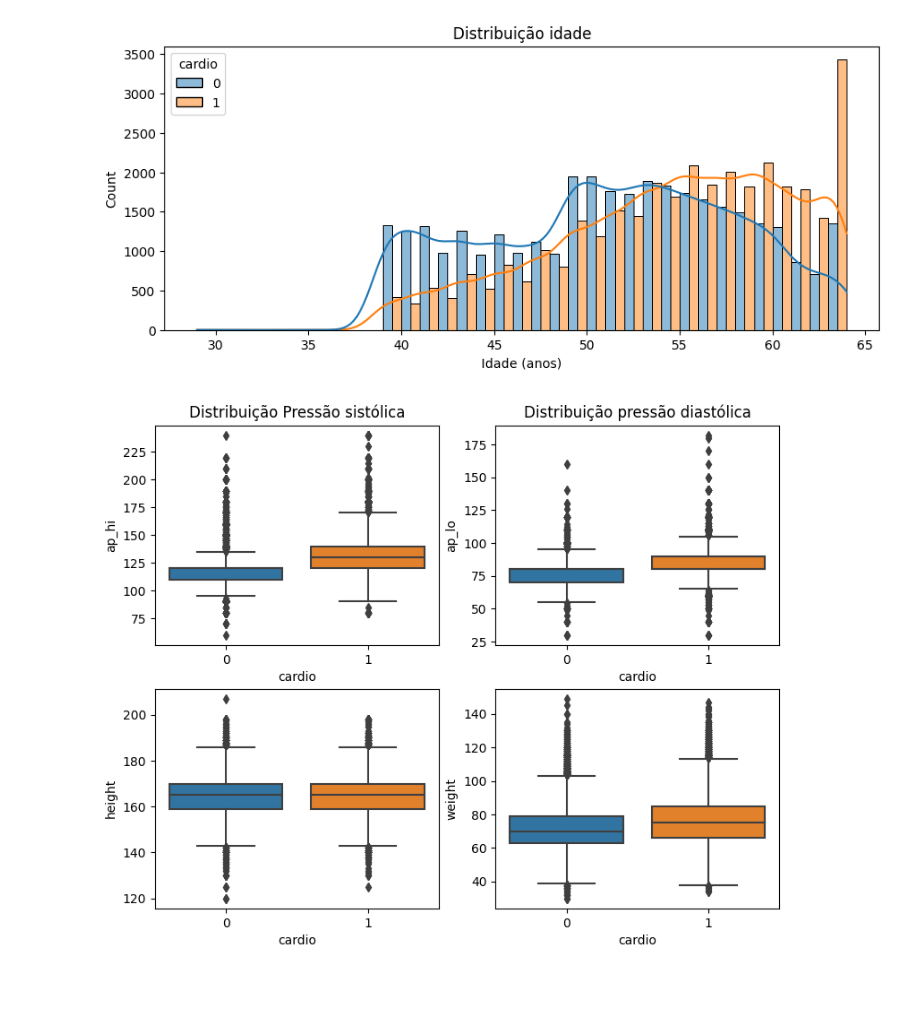
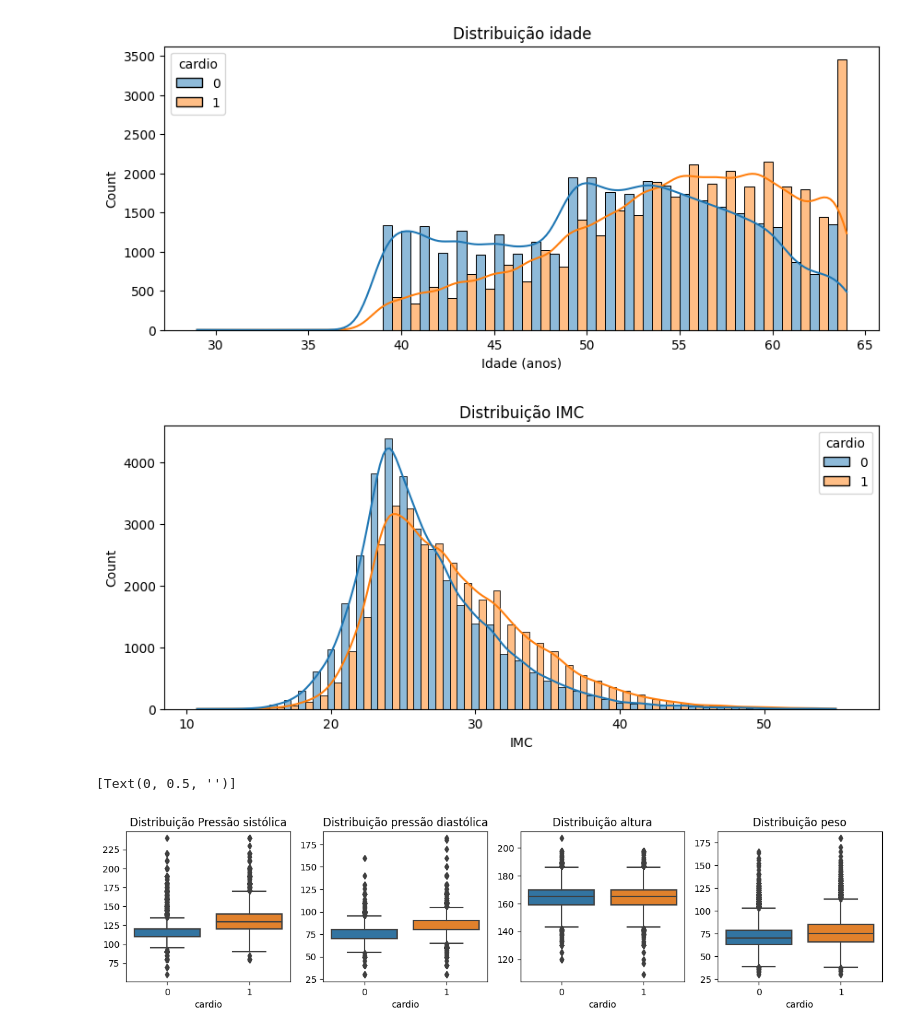
Before and after one commit to iaracastro/Inferencia-Modelagem-Estatistica, a Jupyter notebook: Trabalhos-Modelagem/Artigo A2/Codes/aedv.ipynb, the cells around one changed output. Cells and saved outputs as stored; diff of their text form; code cells hidden in the pictures; blank space fills up the shorter version.

```diff
--- a/Trabalhos-Modelagem/Artigo A2/Codes/aedv.ipynb
+++ b/Trabalhos-Modelagem/Artigo A2/Codes/aedv.ipynb
@@ -90,6 +76,7 @@ data.shape
 (70000, 13)
 # %%
 data['age'] = data['age'] / 365
+data['gender'] = data['gender'].replace({1: 0, 2: 1})
 
 data['IMC'] = data['weight'] / (data['height']/100) ** 2
 
@@ -112,6 +108,6 @@ data.describe()
 # %%
-data = data[~((data.ap_hi < 60) | (data.ap_hi > 309) | (data.ap_lo < 30) | (data.ap_lo > 190) | (data['ap_hi'] <= data['ap_lo']))]
+data = data[~((data.ap_hi < 60) | (data.ap_hi > 250) | (data.ap_lo < 30) | (data.ap_lo > 200) | (data['ap_hi'] <= data['ap_lo']))]
 data = data[~((data['weight'] < 30) | (data['height'] > 220))]
-data = data[~((data['IMC'] < 12) | (data['IMC'] > 45))]
+data = data[~((data['IMC'] < 10) | (data['IMC'] > 55))]
 data.shape
 # %% [output]
@@ -167,18 +184,32 @@ plt.xlabel('Idade (anos)')
 plt.show()
 # %% [output]
 [figure]
+# %%
+plt.figure(figsize=(10,4))
+sns.histplot(x='IMC',hue='cardio',data=data, binwidth=1, kde=True, multiple='dodge')
+plt.title('Distribuição IMC')
+plt.show()
+# %% [output]
+[figure, added]
 # %%
-fig, axes = plt.subplots(nrows=2, ncols=2, figsize=(9,7))
+fig, axes = plt.subplots(nrows=1, ncols=4, figsize=(15,3))
 #boxplot
-p1 = sns.boxplot(x='cardio', y='ap_hi', data=data, ax=axes[0,0])
+p1 = sns.boxplot(x='cardio', y='ap_hi', data=data, ax=axes[0])
 p1.set_title('Distribuição Pressão sistólica')
+p1.set(ylabel=None)
 
-p2 = sns.boxplot(x='cardio', y='ap_lo', data=data, ax=axes[0,1])
+p2 = sns.boxplot(x='cardio', y='ap_lo', data=data, ax=axes[1])
 p2.set_title('Distribuição pressão diastólica')
+p2.set(ylabel=None)
 
-p3 = sns.boxplot(x='cardio', y='height', data=data, ax=axes[1,0])
+p3 = sns.boxplot(x='cardio', y='height', data=data, ax=axes[2])
+p3.set_title('Distribuição altura')
+p3.set(ylabel=None)
 
-p4 = sns.boxplot(x='cardio', y='weight', data=data, ax=axes[1,1])
+p4 = sns.boxplot(x='cardio', y='weight', data=data, ax=axes[3])
+p4.set_title('Distribuição peso')
+p4.set(ylabel=None)
 # %% [output]
+[Text(0, 0.5, '')]
-[figure, old version]
+[figure, new version]
 # %%
```
Also changed, not shown: parts of 18 cells of this notebook, 28 other files.
